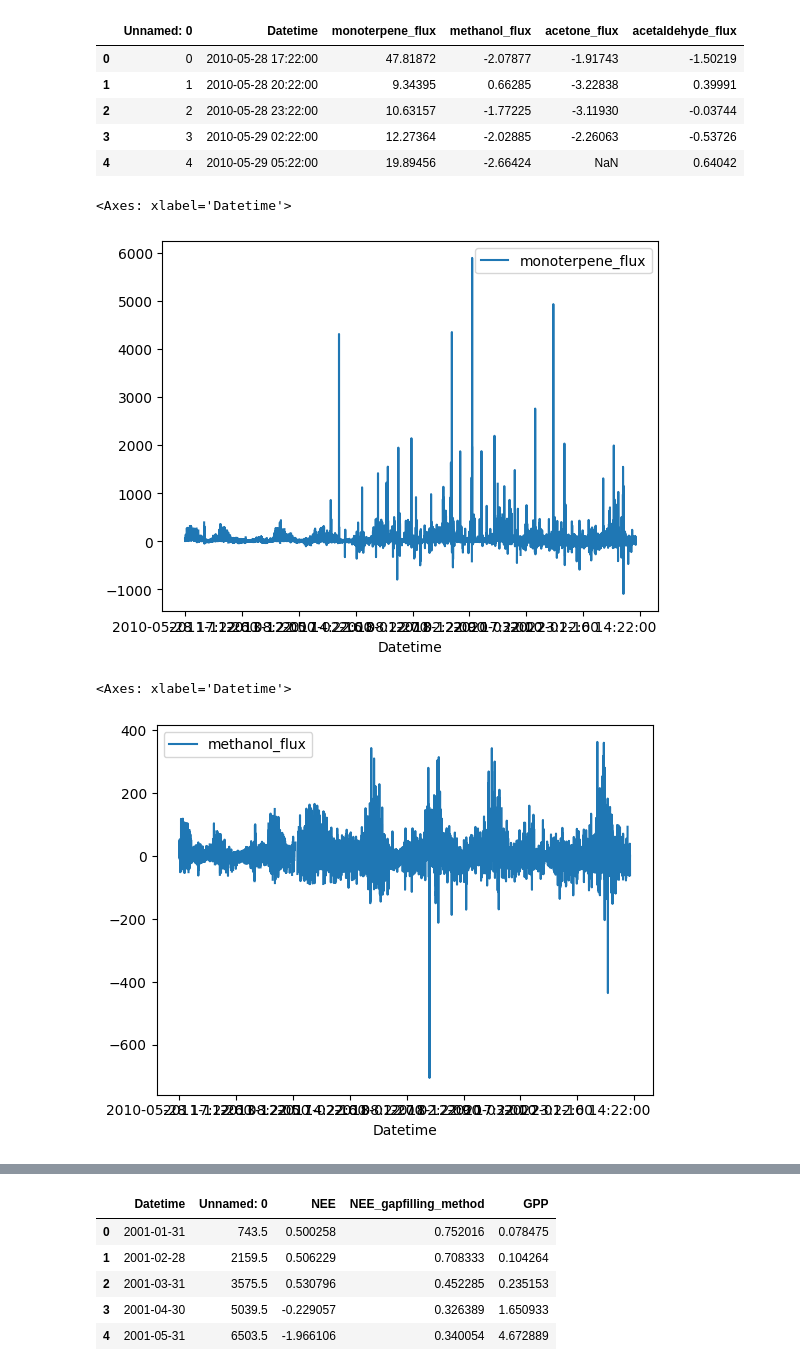
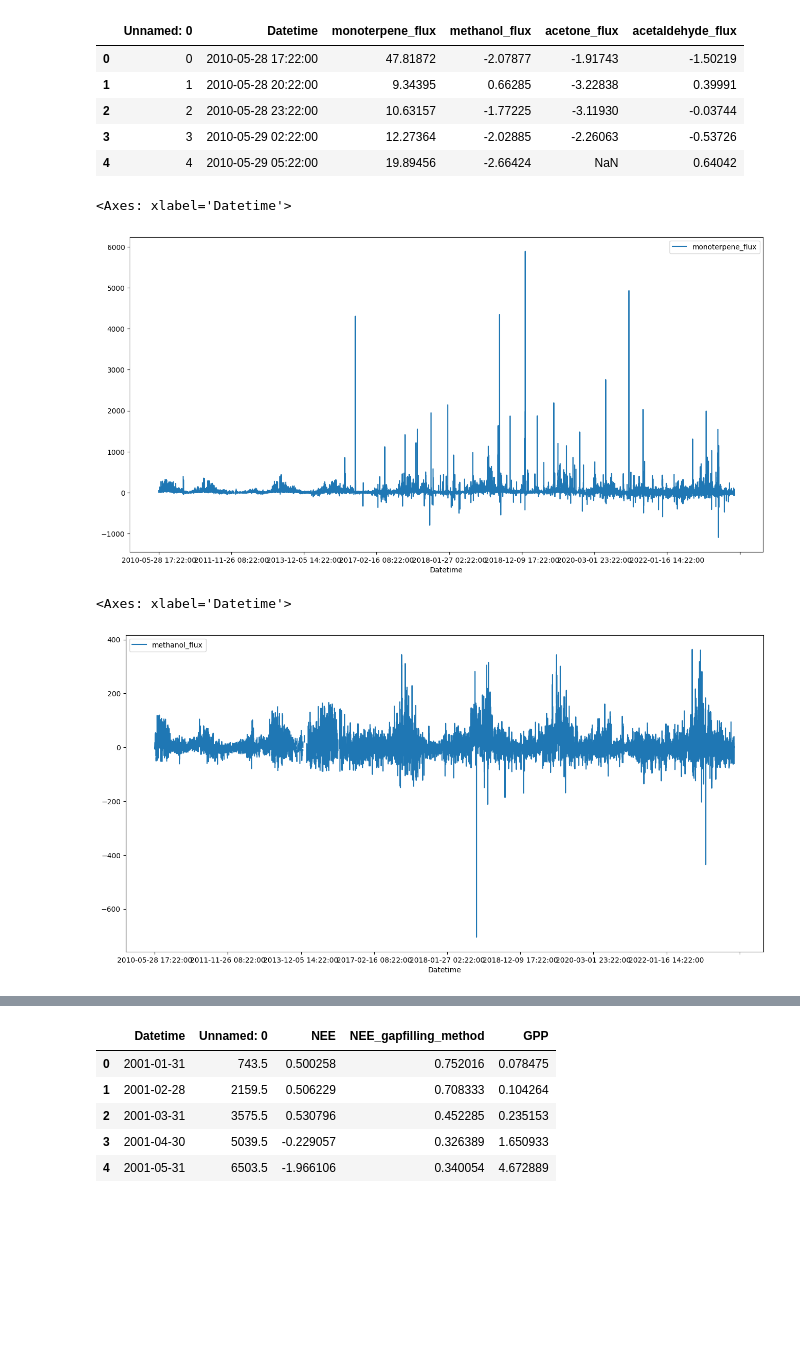
Before and after one commit to ramipiik/Data-Science-Project, a Jupyter notebook: Projektitestailua.ipynb, the cells around one changed output, grey strips where cells are left out. Drawn from its saved outputs; the diff is of its cells as text; code cells hidden in the pictures; blank space fills up the shorter version.

```diff
--- a/Projektitestailua.ipynb
+++ b/Projektitestailua.ipynb
@@ -35,13 +37,15 @@ df2.head()
 | 3 | 3 | 2010-05-29 02:22:00 | 12.27364 | -2.02885 | -2.26063 | -0.53726 |
 | 4 | 4 | 2010-05-29 05:22:00 | 19.89456 | -2.66424 | NaN | 0.64042 |
 # %%
-df2.plot('Datetime','monoterpene_flux')
+fig, ax = plt.subplots(figsize=(16,8))
+df2.plot('Datetime','monoterpene_flux', ax=ax)
 # %% [output]
 <Axes: xlabel='Datetime'>
-[figure, old version]
+[figure, new version]
 # %%
-df2.plot('Datetime','methanol_flux')
+fig, ax = plt.subplots(figsize=(16,8))
+df2.plot('Datetime','methanol_flux', ax=ax)
 # %% [output]
 <Axes: xlabel='Datetime'>
-[figure, old version]
+[figure, new version]
 # %%
```
Also changed, not shown: parts of 30 cells of this notebook.
